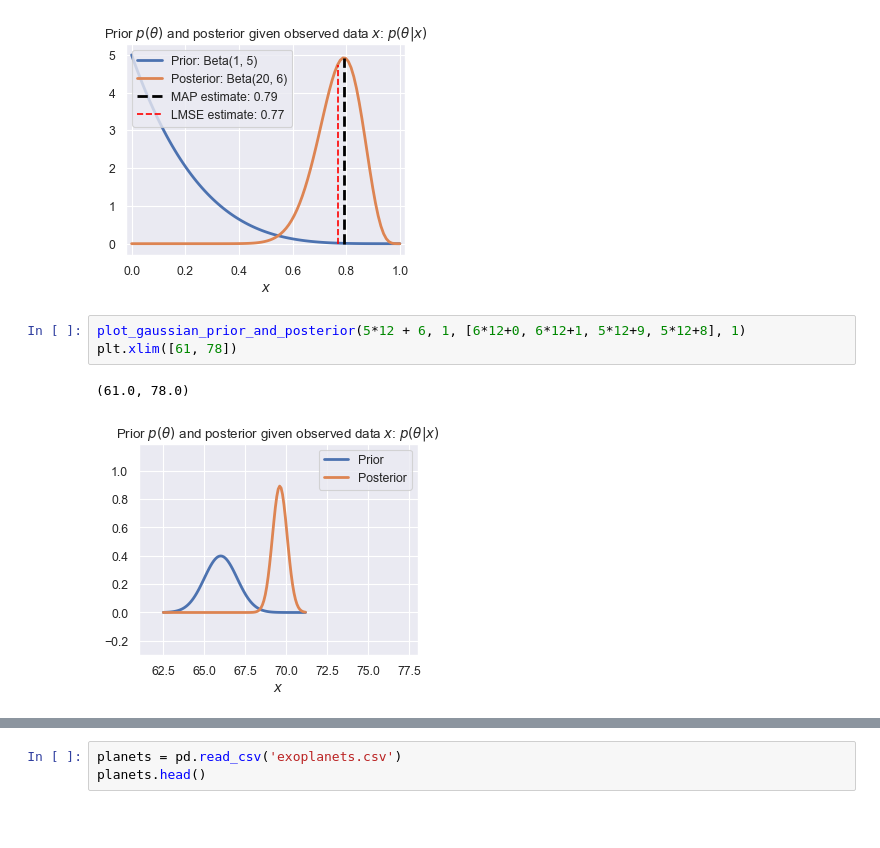
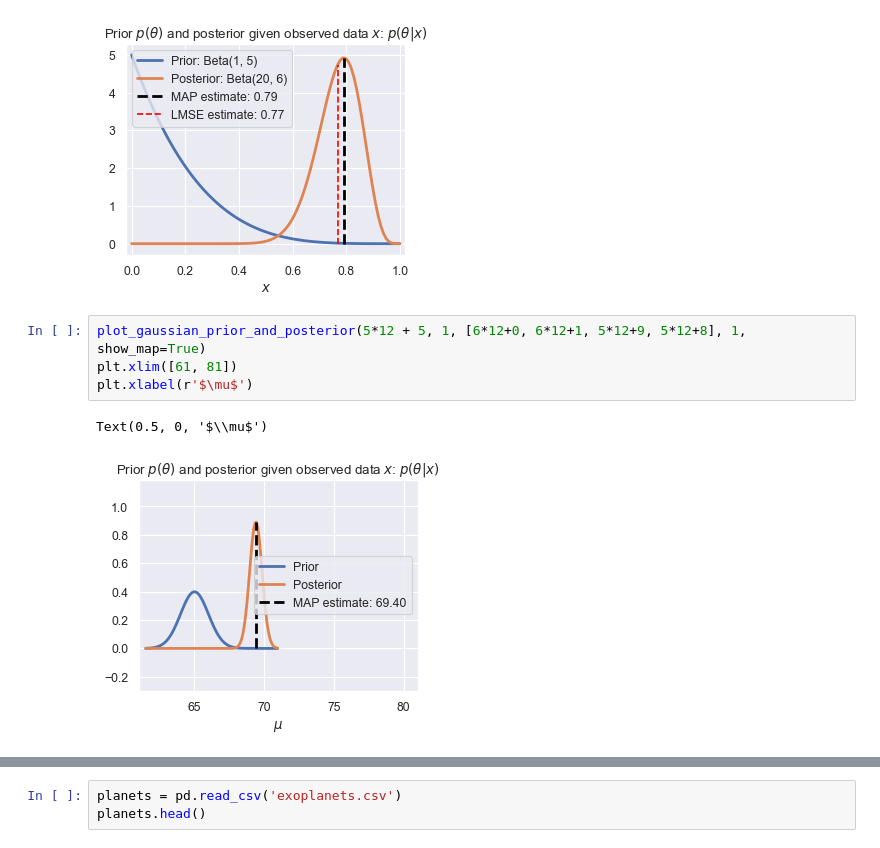
Before and after one commit to ds-102/sp22, a Jupyter notebook: lecture/lecture07/lecture07.ipynb, the cells around one changed output, grey strips where cells are left out. Cells and saved outputs as stored; diff of their text form; blank space fills up the shorter version.

```diff
--- a/lecture/lecture07/lecture07.ipynb
+++ b/lecture/lecture07/lecture07.ipynb
@@ -117,8 +117,9 @@ plot_beta_prior_and_posterior(1, 5, 19, 1, show_map=True, show_lmse=True)
 # %% [output]
 [figure]
 # %%
-plot_gaussian_prior_and_posterior(5*12 + 6, 1, [6*12+0, 6*12+1, 5*12+9, 5*12+8], 1)
-plt.xlim([61, 78])
+plot_gaussian_prior_and_posterior(5*12 + 5, 1, [6*12+0, 6*12+1, 5*12+9, 5*12+8], 1, show_map=True)
+plt.xlim([61, 81])
+plt.xlabel(r'$\mu$')
 # %% [output]
-(61.0, 78.0)
+Text(0.5, 0, '$\\mu$')
-[figure, old version]
+[figure, new version]
```
Also changed, not shown: parts of 8 cells of this notebook.
